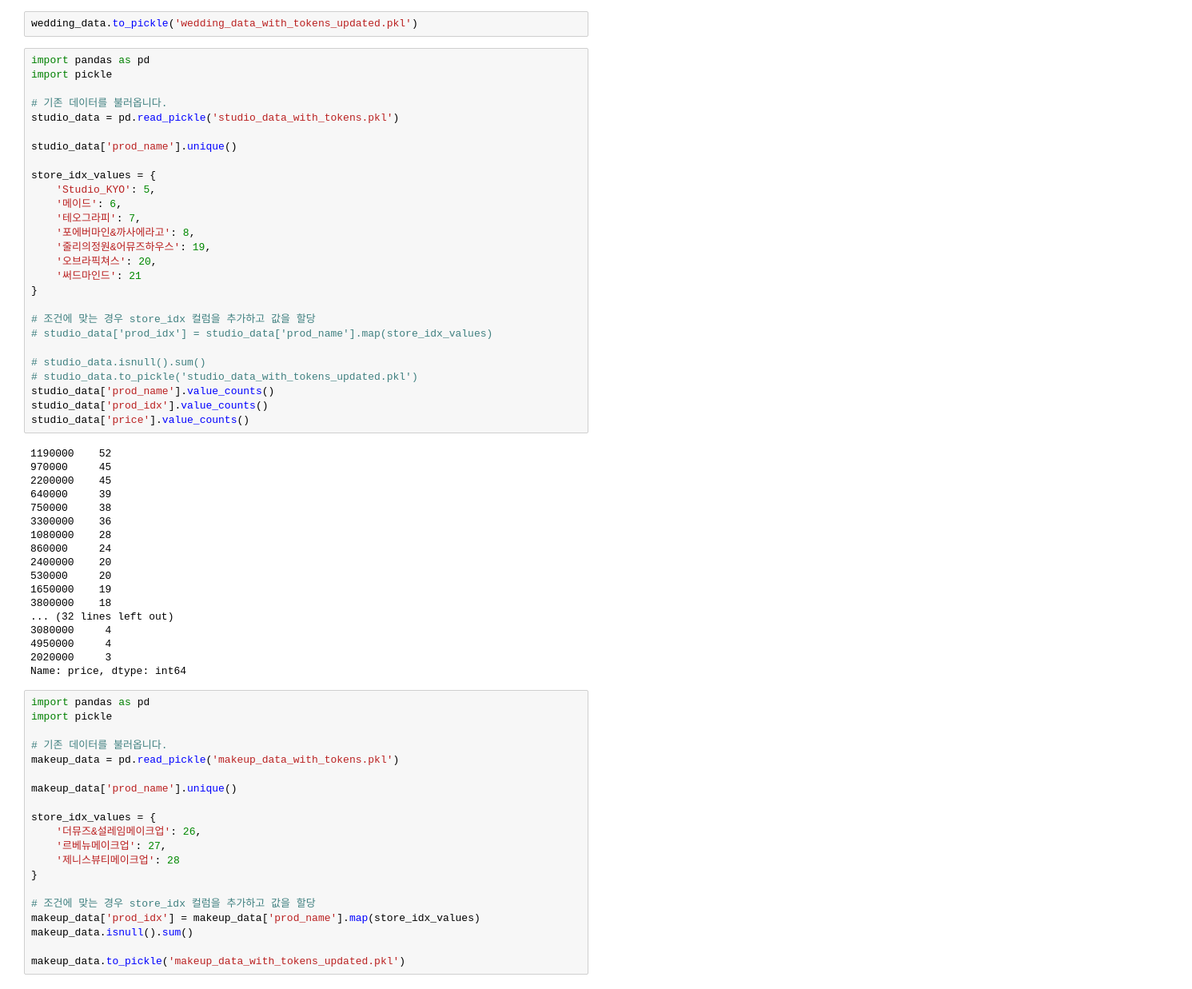
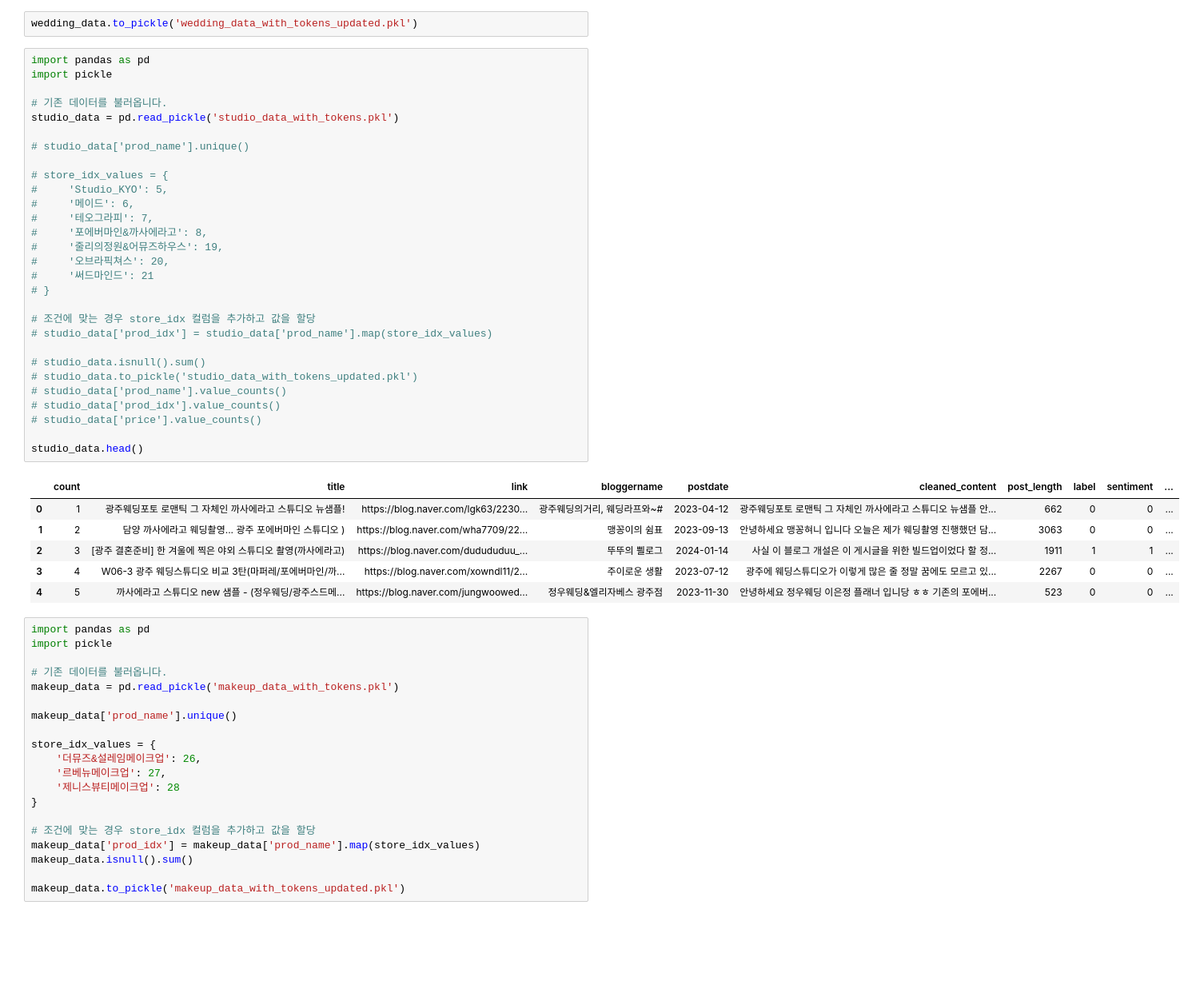
Before and after one commit to 2024-AISCHOOL-APP/In_site, a Jupyter notebook: Backend/fastAPI/pre.ipynb, the cells around one changed output. Shown at 80% size. Drawn from its saved outputs; the diff is of its cells as text; blank space fills up the shorter version.

```diff
--- a/Backend/fastAPI/pre.ipynb
+++ b/Backend/fastAPI/pre.ipynb
@@ -77,48 +77,39 @@ wedding_data.to_pickle('wedding_data_with_tokens_updated.pkl')
 # %%
 import pandas as pd
 import pickle
 
 # 기존 데이터를 불러옵니다.
 studio_data = pd.read_pickle('studio_data_with_tokens.pkl')
 
-studio_data['prod_name'].unique()
+# studio_data['prod_name'].unique()
 
-store_idx_values = {
-    'Studio_KYO': 5,
-    '메이드': 6,
-    '테오그라피': 7,
-    '포에버마인&까사에라고': 8,
-    '줄리의정원&어뮤즈하우스': 19,
-    '오브라픽쳐스': 20,
-    '써드마인드': 21
-}
+# store_idx_values = {
+#     'Studio_KYO': 5,
+#     '메이드': 6,
+#     '테오그라피': 7,
+#     '포에버마인&까사에라고': 8,
+#     '줄리의정원&어뮤즈하우스': 19,
+#     '오브라픽쳐스': 20,
+#     '써드마인드': 21
+# }
 
 # 조건에 맞는 경우 store_idx 컬럼을 추가하고 값을 할당
 # studio_data['prod_idx'] = studio_data['prod_name'].map(store_idx_values)
 
 # studio_data.isnull().sum()
 # studio_data.to_pickle('studio_data_with_tokens_updated.pkl')
-studio_data['prod_name'].value_counts()
-studio_data['prod_idx'].value_counts()
-studio_data['price'].value_counts()
+# studio_data['prod_name'].value_counts()
+# studio_data['prod_idx'].value_counts()
+# studio_data['price'].value_counts()
+
+studio_data.head()
 # %% [output]
-1190000    52
-970000     45
-2200000    45
-640000     39
-750000     38
-3300000    36
-1080000    28
-860000     24
-2400000    20
-530000     20
-1650000    19
-3800000    18
-... (32 lines left out)
-3080000     4
-4950000     4
-2020000     3
-Name: price, dtype: int64
+|  | count | title | link | bloggername | postdate | cleaned_content | post_length | label | sentiment | ... |
+| 0 | 1 | 광주웨딩포토 로맨틱 그 자체인 까사에라고 스튜디오 뉴샘플! | https://blog.naver.com/lgk63/2230... | 광주웨딩의거리, 웨딩라프와~# | 2023-04-12 | 광주웨딩포토 로맨틱 그 자체인 까사에라고 스튜디오 뉴샘플 안... | 662 | 0 | 0 | ... |
+| 1 | 2 | 담양 까사에라고 웨딩촬영... 광주 포에버마인 스튜디오 ) | https://blog.naver.com/wha7709/22... | 맹꽁이의 쉼표 | 2023-09-13 | 안녕하세요 맹꽁혀니 입니다 오늘은 제가 웨딩촬영 진행했던 담... | 3063 | 0 | 0 | ... |
+| 2 | 3 | [광주 결혼준비] 한 겨울에 찍은 야외 스튜디오 촬영(까사에라고) | https://blog.naver.com/dudududuu_... | 뚜뚜의 쁼로그 | 2024-01-14 | 사실 이 블로그 개설은 이 게시글을 위한 빌드업이었다 할 정... | 1911 | 1 | 1 | ... |
+| 3 | 4 | W06-3 광주 웨딩스튜디오 비교 3탄(마퍼레/포에버마인/까... | https://blog.naver.com/xowndl11/2... | 주이로운 생활 | 2023-07-12 | 광주에 웨딩스튜디오가 이렇게 많은 줄 정말 꿈에도 모르고 있... | 2267 | 0 | 0 | ... |
+| 4 | 5 | 까사에라고 스튜디오 new 샘플 - (정우웨딩/광주스드메... | https://blog.naver.com/jungwoowed... | 정우웨딩&엘리자베스 광주점 | 2023-11-30 | 안녕하세요 정우웨딩 이은정 플래너 입니당 ㅎㅎ 기존의 포에버... | 523 | 0 | 0 | ... |
 # %%
 import pandas as pd
 import pickle
```
Also changed, not shown: 2 other files.
